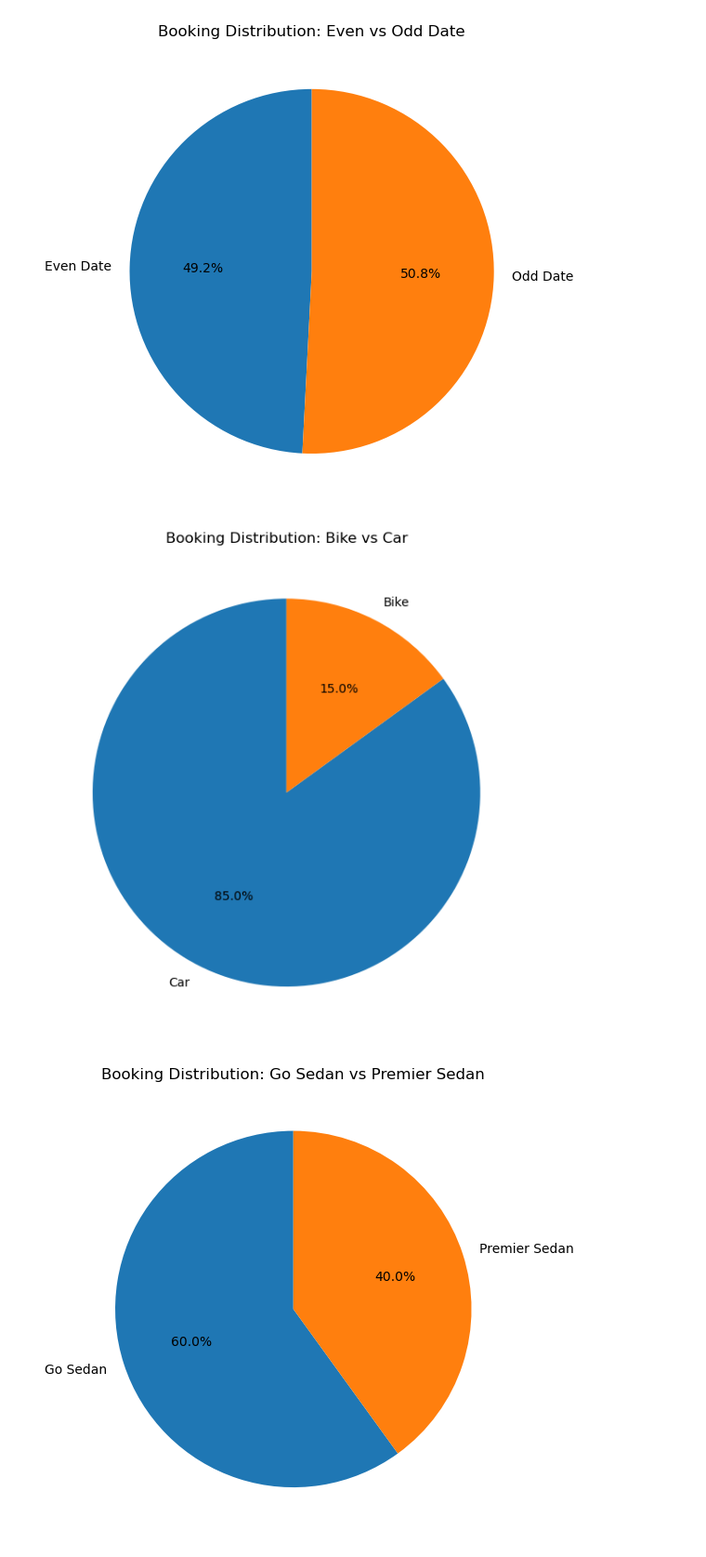
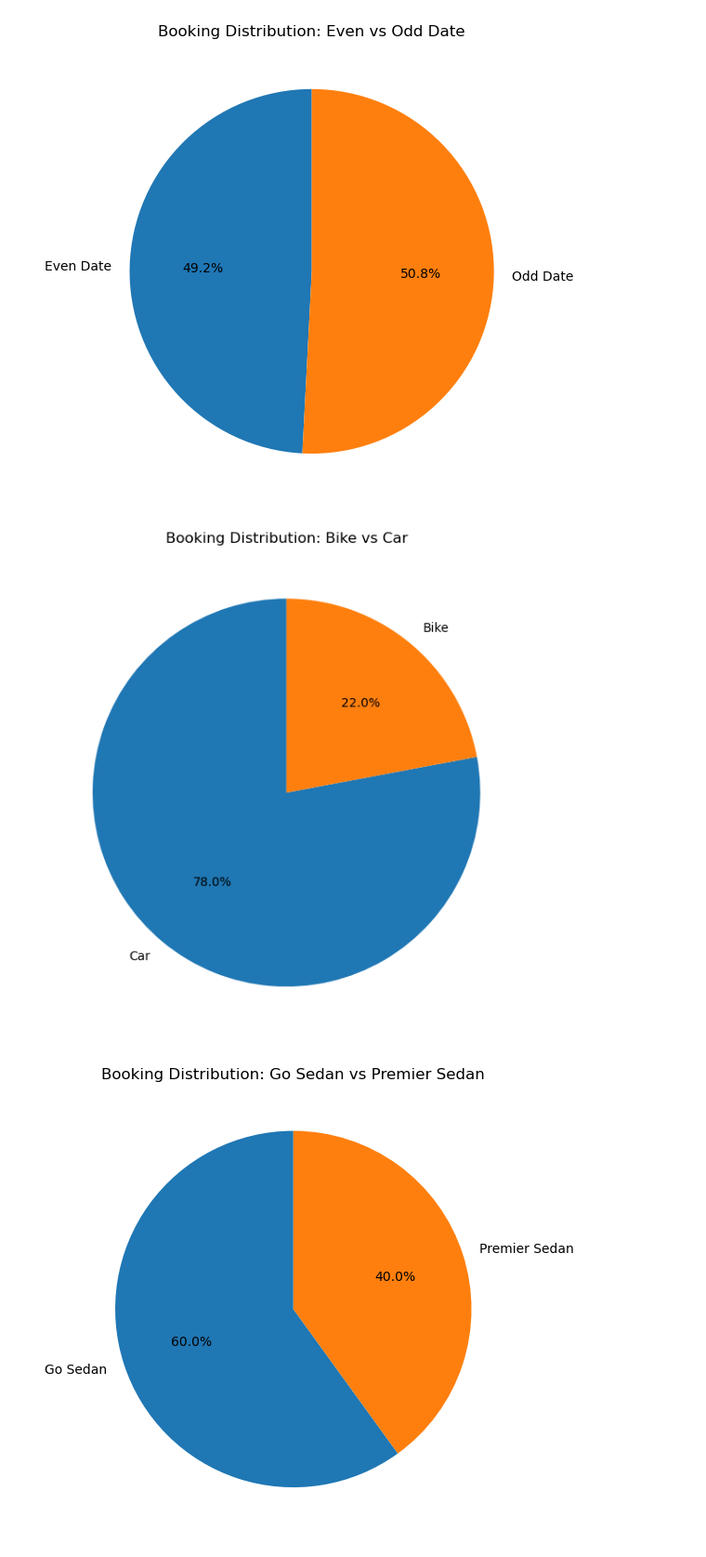
Before and after one commit to FlazeFy2/DS-Uber_Data_Analytics_Dashboard, a Jupyter notebook: exploratory data analysis-pie.ipynb, the cells around one changed output. Shown at 93% size. Drawn from its saved outputs; the diff is of its cells as text; code cells hidden in the pictures.

```diff
--- a/exploratory data analysis-pie.ipynb
+++ b/exploratory data analysis-pie.ipynb
@@ -289,32 +289,32 @@ plt.show()
 # %%
 import pandas as pd
 import matplotlib.pyplot as plt
 
 # Dataset
 # Exploratory Data Analysis (EDA) - Pie Chart Booking Distribution: Bike vs Car
 df = pd.read_csv("ncr_ride_bookings.csv")
 
 # Categorize Type
 def categorize_type(val):
-    if val == "Bike":
+    if val == "Bike" or val == "eBike":
         return "Bike"
     else:
         return "Car"
 
 df["Vehicle Group"] = df["Vehicle Type"].apply(categorize_type)
 
 # Count the number of booking
 data_counts = df["Vehicle Group"].value_counts()
 
 # Pie Chart
 plt.figure(figsize=(6, 6))
 data_counts.plot.pie(autopct='%1.1f%%', startangle=90)
 plt.title("Booking Distribution: Bike vs Car")
 plt.ylabel("")
 plt.tight_layout()
 plt.show()
 # %% [output]
-[figure, old version]
+[figure, new version]
 # %%
 import pandas as pd
 import matplotlib.pyplot as plt
```
Also changed, not shown: 1 other file.
